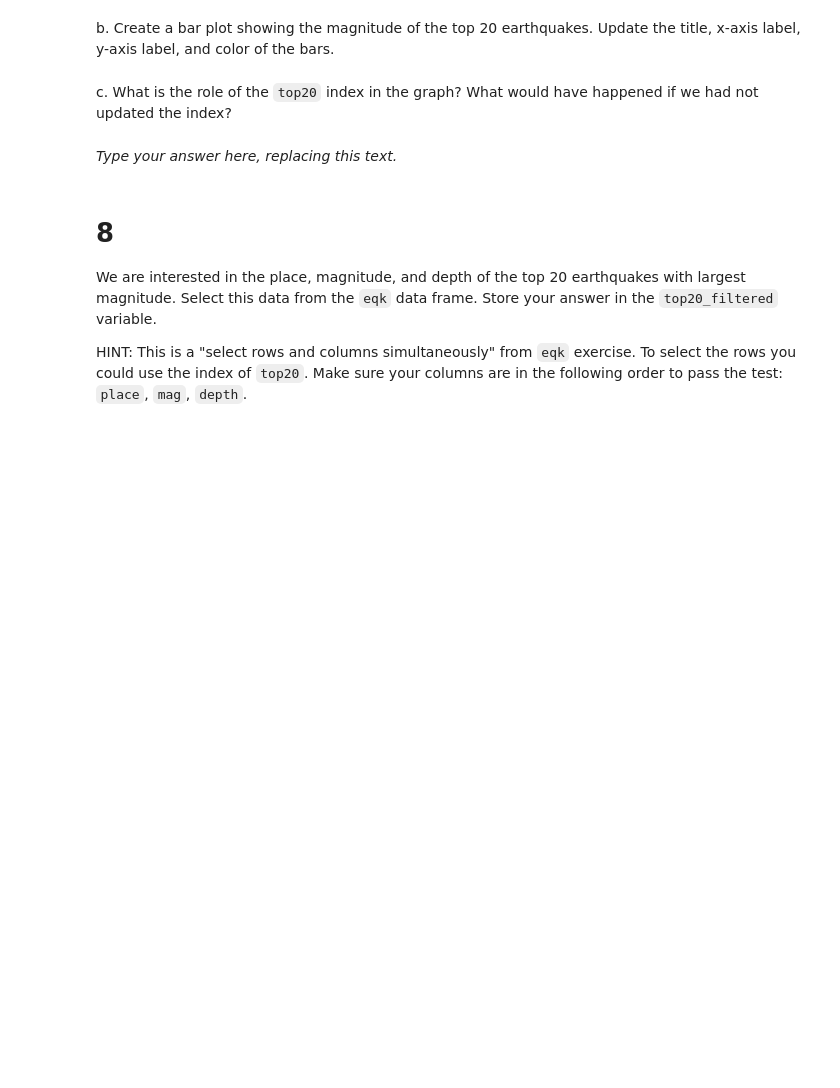
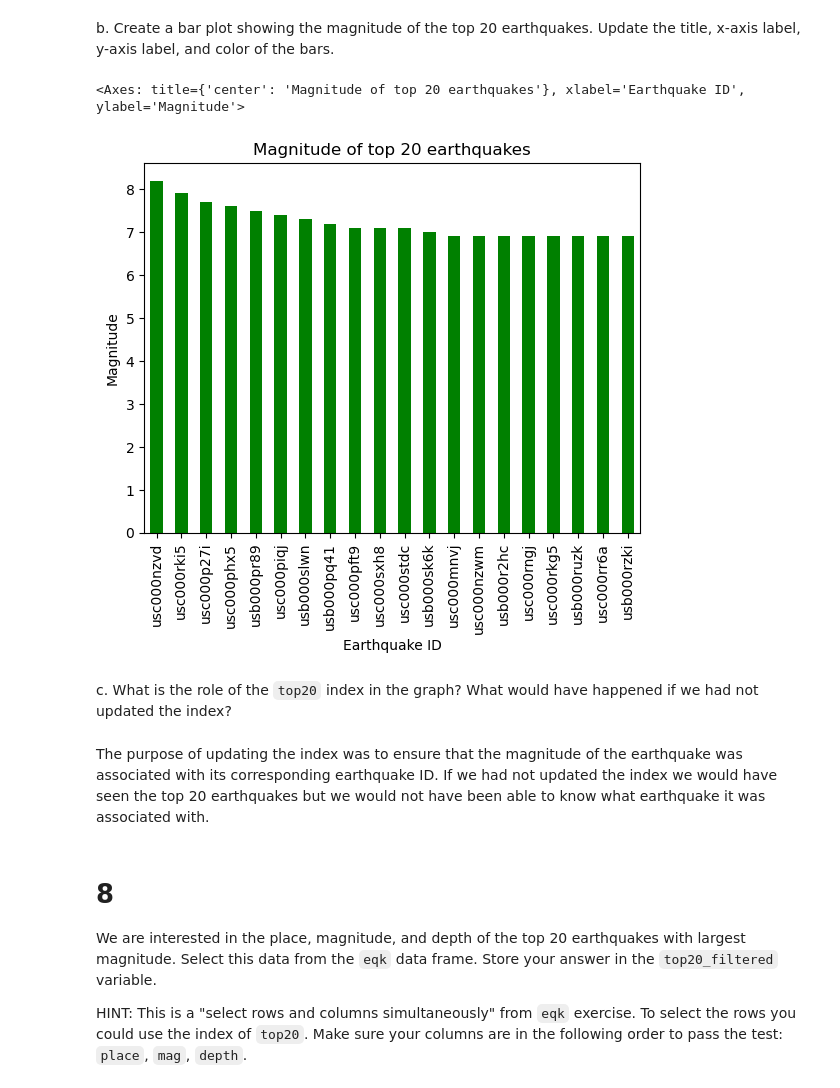
Before and after one commit to gitanjali1024/eds220-hwk1, a Jupyter notebook: task3/hwk1-task3-earthquakes.ipynb, the cells around one changed output. Drawn from its saved outputs; the diff is of its cells as text; code cells hidden in the pictures; blank space fills up the shorter version.

Commit message:
created bar plot of top 20 earthquakes

```diff
--- a/task3/hwk1-task3-earthquakes.ipynb
+++ b/task3/hwk1-task3-earthquakes.ipynb
@@ -210,3 +209,6 @@ top20 = ...
+# %%
+# Select the 20 largest earthquakes
+top20 = eqk['mag'].nlargest(20)
 # %%
 # View the dataframe
 top20
@@ -216,14 +238,24 @@ grader.check("q7_a")
 <!-- BEGIN QUESTION -->
 
 b. Create a bar plot showing the magnitude of the top 20 earthquakes. Update the title, x-axis label, y-axis label, and color of the bars.
+# %%
+# Plot the top 20 earthquakes
+top20.plot(kind = 'bar',
+          title = 'Magnitude of top 20 earthquakes',
+          xlabel = 'Earthquake ID',
+          ylabel = 'Magnitude',
+          color = 'green')
+# %% [output]
+<Axes: title={'center': 'Magnitude of top 20 earthquakes'}, xlabel='Earthquake ID', ylabel='Magnitude'>
+[figure, added]
 # %% [markdown]
 <!-- END QUESTION -->
 
 <!-- BEGIN QUESTION -->
 
 c. What is the role of the `top20` index in the graph? What would have happened if we had not updated the index?
-# %% [markdown]
-_Type your answer here, replacing this text._
+# %% [markdown]
+The purpose of updating the index was to ensure that the magnitude of the earthquake was associated with its corresponding earthquake ID. If we had not updated the index we would have seen the top 20 earthquakes but we would not have been able to know what earthquake it was associated with.
 # %% [markdown]
 <!-- END QUESTION -->
 
```
Also changed, not shown: parts of 7 cells of this notebook.
